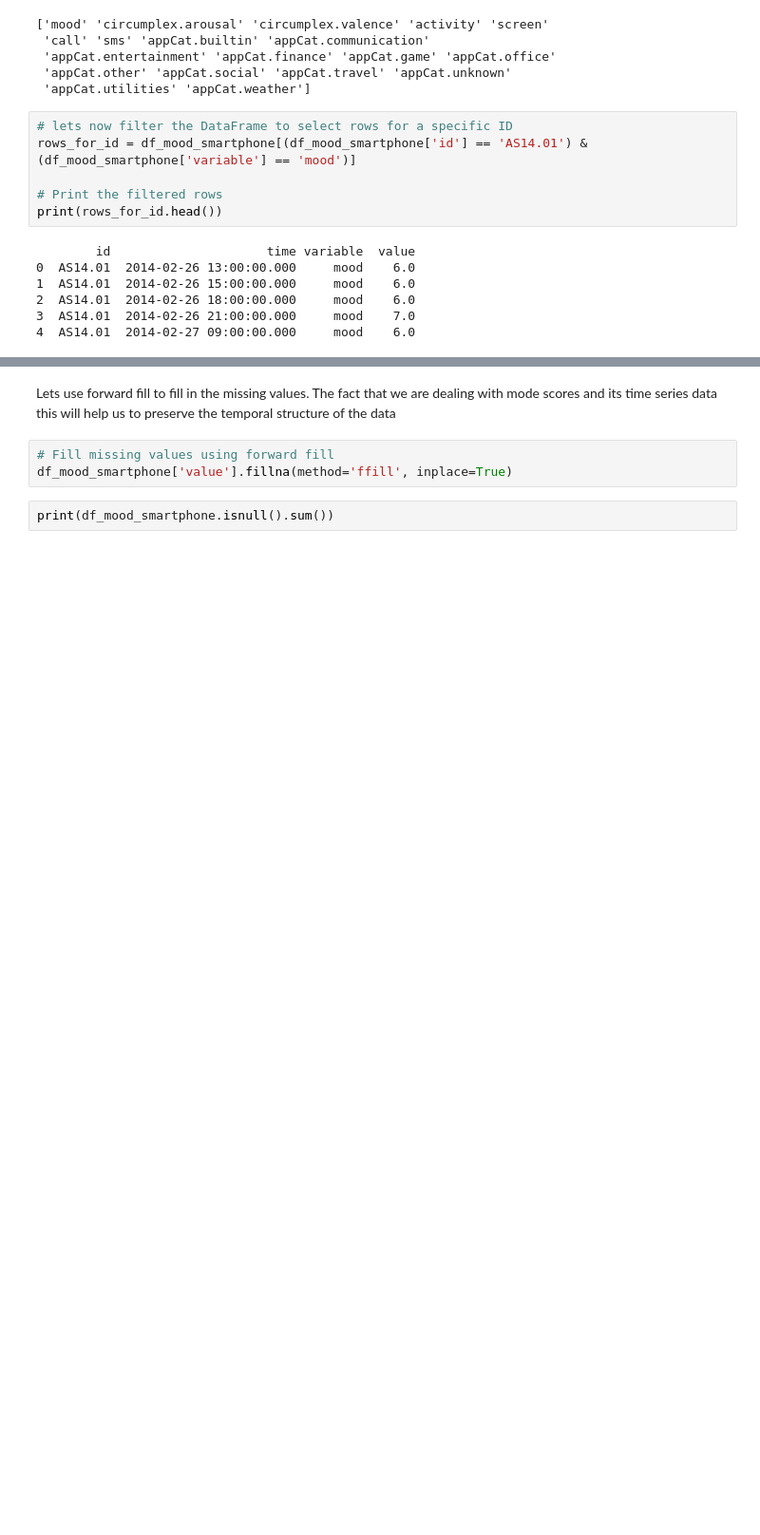
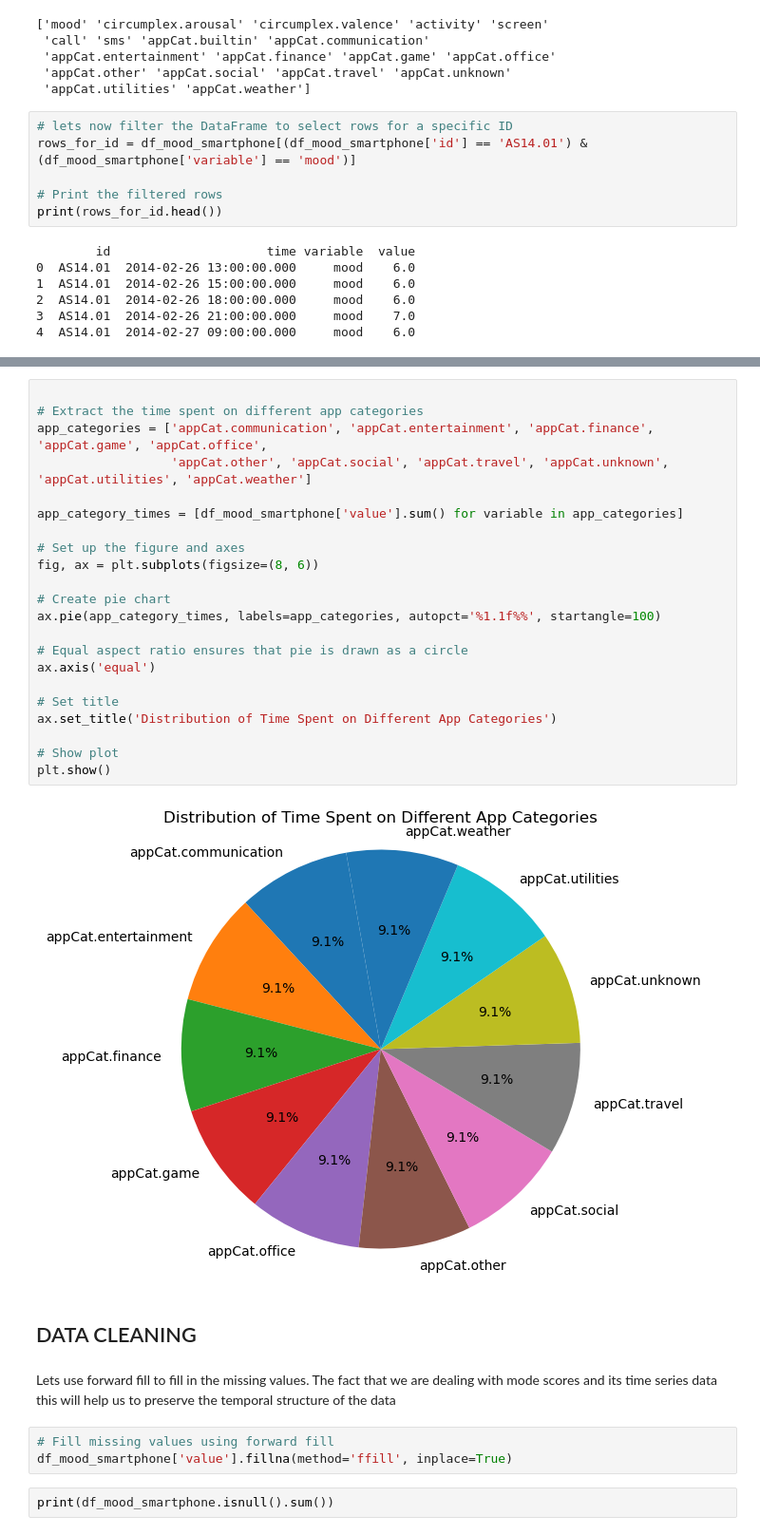
Before and after one commit to tyagipr/mood-prediction, a Jupyter notebook: notebooks/Mood_smartphone_v1-Copy1.ipynb, the cells around one changed output, grey strips where cells are left out. Shown at 95% size. Drawn from its saved outputs; the diff is of its cells as text; blank space fills up the shorter version.

```diff
--- a/notebooks/Mood_smartphone_v1-Copy1.ipynb
+++ b/notebooks/Mood_smartphone_v1-Copy1.ipynb
@@ -176,3 +248,29 @@ print(sorted(ids))
+# %%
+
+# Extract the time spent on different app categories
+app_categories = ['appCat.communication', 'appCat.entertainment', 'appCat.finance', 'appCat.game', 'appCat.office',
+                  'appCat.other', 'appCat.social', 'appCat.travel', 'appCat.unknown', 'appCat.utilities', 'appCat.weather']
+
+app_category_times = [df_mood_smartphone['value'].sum() for variable in app_categories]
+
+# Set up the figure and axes
+fig, ax = plt.subplots(figsize=(8, 6))
+
+# Create pie chart
+ax.pie(app_category_times, labels=app_categories, autopct='%1.1f%%', startangle=100)
+
+# Equal aspect ratio ensures that pie is drawn as a circle
+ax.axis('equal')
+
+# Set title
+ax.set_title('Distribution of Time Spent on Different App Categories')
+
+# Show plot
+plt.show()
+# %% [output]
+[figure, added]
+# %% [markdown]
+## DATA CLEANING ##
 # %% [markdown]
 Lets use forward fill to fill in the missing values. The fact that we are dealing with mode scores and its time series data this will help us to preserve the temporal structure of the data
 # %%
```
Also changed, not shown: parts of 5 cells of this notebook, 1 other file.
